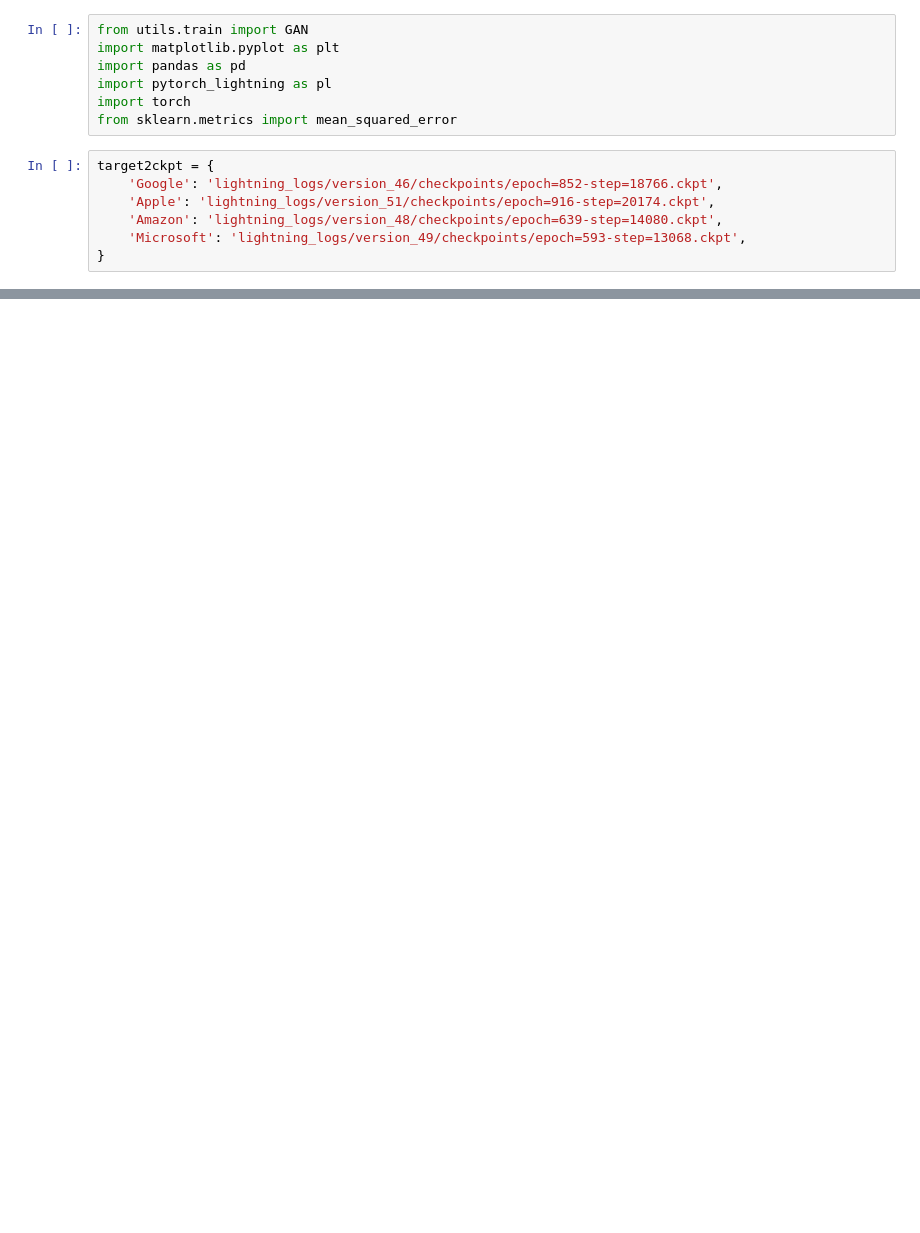
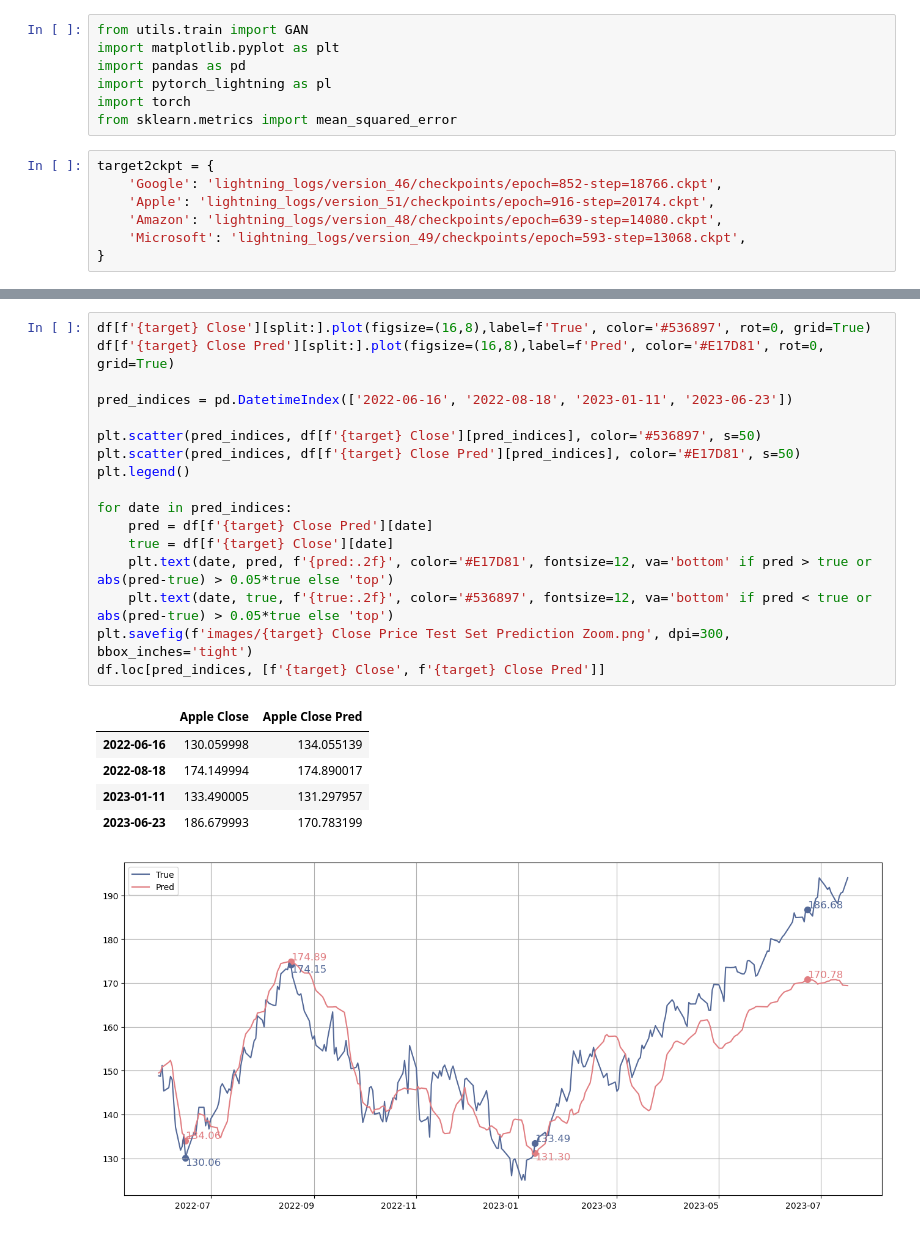
Before and after one commit to xsjk/Stock-Prediction, a Jupyter notebook: test.ipynb, the cells around one changed output, grey strips where cells are left out. Saved outputs shown, nothing was run; the diff lists cells and outputs as text; blank space fills up the shorter version.

```diff
--- a/test.ipynb
+++ b/test.ipynb
@@ -67,0 +68,24 @@ plt.savefig(f'images/{target} Close Price Prediction.png', dpi=300, bbox_inches=
+# %%
+df[f'{target} Close'][split:].plot(figsize=(16,8),label=f'True', color='#536897', rot=0, grid=True)
+df[f'{target} Close Pred'][split:].plot(figsize=(16,8),label=f'Pred', color='#E17D81', rot=0, grid=True)
+
+pred_indices = pd.DatetimeIndex(['2022-06-16', '2022-08-18', '2023-01-11', '2023-06-23'])
+
+plt.scatter(pred_indices, df[f'{target} Close'][pred_indices], color='#536897', s=50)
+plt.scatter(pred_indices, df[f'{target} Close Pred'][pred_indices], color='#E17D81', s=50)
+plt.legend()
+
+for date in pred_indices:
+    pred = df[f'{target} Close Pred'][date]
+    true = df[f'{target} Close'][date]
+    plt.text(date, pred, f'{pred:.2f}', color='#E17D81', fontsize=12, va='bottom' if pred > true or abs(pred-true) > 0.05*true else 'top')
+    plt.text(date, true, f'{true:.2f}', color='#536897', fontsize=12, va='bottom' if pred < true or abs(pred-true) > 0.05*true else 'top')
+plt.savefig(f'images/{target} Close Price Test Set Prediction Zoom.png', dpi=300, bbox_inches='tight')
+df.loc[pred_indices, [f'{target} Close', f'{target} Close Pred']]
+# %% [output]
+|  | Apple Close | Apple Close Pred |
+| 2022-06-16 | 130.059998 | 134.055139 |
+| 2022-08-18 | 174.149994 | 174.890017 |
+| 2023-01-11 | 133.490005 | 131.297957 |
+| 2023-06-23 | 186.679993 | 170.783199 |
+[figure, added]
```
Also changed, not shown: parts of 3 cells of this notebook, 2 other files.
